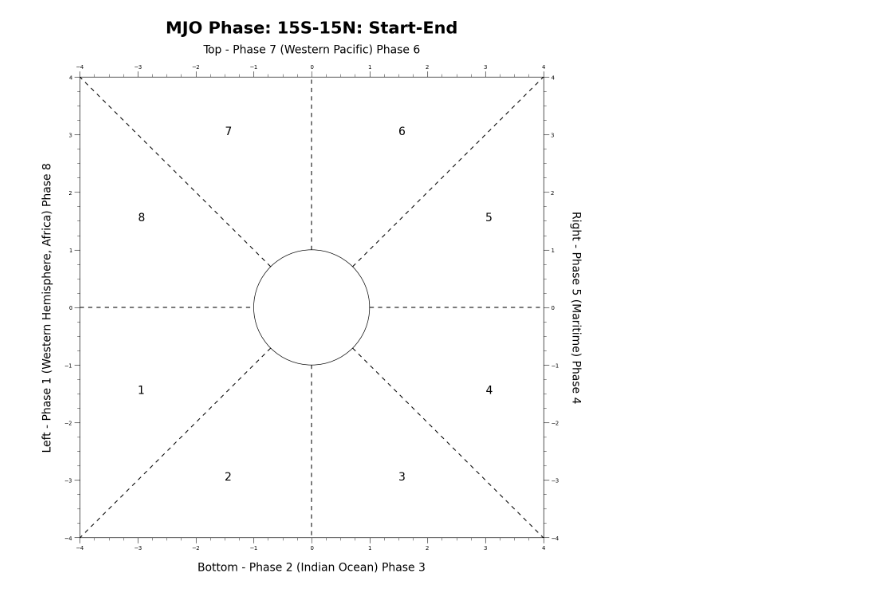
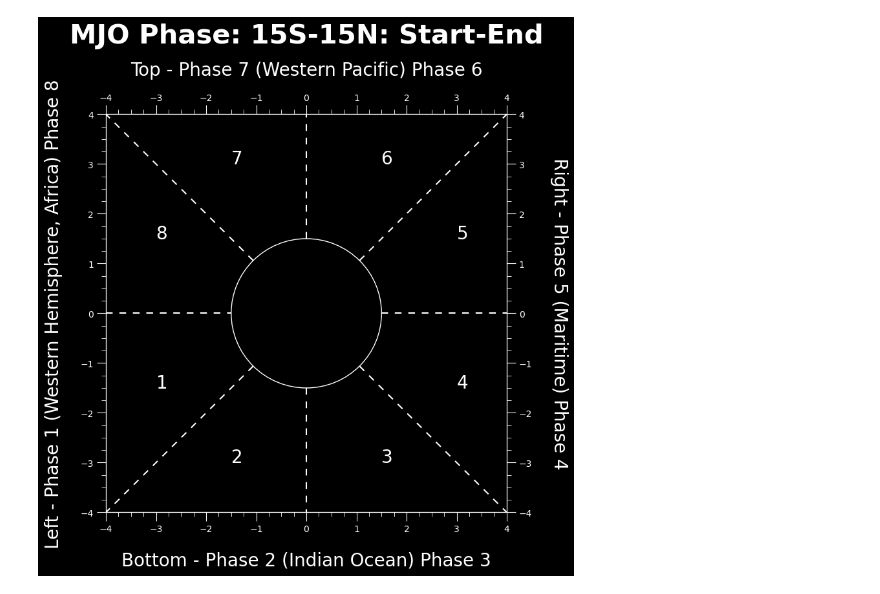
Before and after one commit to cyschneck/geocat-research, a Jupyter notebook: mjo/mjo_phase_background.ipynb, the cells around one changed output. Drawn from its saved outputs; the diff is of its cells as text; code cells hidden in the pictures.

Commit message:
dynamic sized radius

```diff
--- a/mjo/mjo_phase_background.ipynb
+++ b/mjo/mjo_phase_background.ipynb
@@ -21,7 +15,7 @@ import matplotlib.ticker as ticker # force integar ticks on axis
 import matplotlib.lines as lines # add phase division lines
 import numpy as np
 
-def mjo_basemap(is_darkmode=False, start_date="Start", end_date="End"):
+def mjo_phase_background(is_darkmode=False, start_date="Start", end_date="End", radius=1):
     if is_darkmode:
         plt.style.use("dark_background") # dark mode for testing
         color_dm = "white"
@@ -29,7 +23,7 @@ def mjo_basemap(is_darkmode=False, start_date="Start", end_date="End"):
         plt.style.use("default")
         color_dm = "black"
 
-    fig = plt.figure(figsize=(15, 15))
+    fig = plt.figure(figsize=(8, 8))
     ax = fig.add_subplot(111)
 
     # set x and y axis labels
@@ -47,41 +41,41 @@ def mjo_basemap(is_darkmode=False, start_date="Start", end_date="End"):
     ax3.set_xlabel("Top - Phase 7 (Western Pacific) Phase 6", fontsize=20, labelpad=20)
 
     # add amplitude circle
-    amplitude_circle = plt.Circle((0, 0), 1, color=color_dm, fill=False)
+    amplitude_circle = plt.Circle((0, 0), radius, color=color_dm, fill=False)
     ax.add_patch(amplitude_circle)
 
     # add phase diagram lines
     ## Phase 1-8
-    phase_line = lines.Line2D([-4, -1],
+    phase_line = lines.Line2D([-4, -radius],
                                [0, 0],
                                c=color_dm,
                                linestyle="--",
                                dashes=(5, 5))
     ax.add_line(phase_line)
     ## Phase 1-2
-    phase_line = lines.Line2D([np.cos(3 * np.pi / 4), -4],
-                               [np.sin(7 * np.pi / 4), -4],
+    phase_line = lines.Line2D([-radius/np.sqrt(2), -4],
+                               [-radius/np.sqrt(2), -4],
                                c=color_dm,
                                linestyle="--",
                                dashes=(5, 5))
     ax.add_line(phase_line)
     ## Phase 2-3
     phase_line = lines.Line2D([0, 0],
-                               [-1, -4],
+                               [-radius, -4],
                                c=color_dm,
                                linestyle="--",
                                dashes=(5, 5))
 
     ax.add_line(phase_line)
     ## Phase 3-4
-    phase_line = lines.Line2D([np.cos(np.pi / 4), 4],
-                               [np.sin(7 * np.pi / 4), -4],
+    phase_line = lines.Line2D([radius/np.sqrt(2), 4],
+                               [-radius/np.sqrt(2), -4],
                                c=color_dm,
                                linestyle="--",
                                dashes=(5, 5))
     ax.add_line(phase_line)
     ## Phase 4-5
-    phase_line = lines.Line2D([1, 4],
+    phase_line = lines.Line2D([radius, 4],
                                [0, 0],
                                c=color_dm,
                                linestyle="--",
@@ -89,22 +83,22 @@ def mjo_basemap(is_darkmode=False, start_date="Start", end_date="End"):
 
     ax.add_line(phase_line)
     ## Phase 5-6
-    phase_line = lines.Line2D([np.cos(np.pi / 4), 4],
-                               [np.sin(np.pi / 4), 4],
+    phase_line = lines.Line2D([radius/np.sqrt(2), 4],
+                               [radius/np.sqrt(2), 4],
                                c=color_dm,
                                linestyle="--",
                                dashes=(5, 5))
     ax.add_line(phase_line)
     ## Phase 6-7
     phase_line = lines.Line2D([0, 0],
-                               [1, 4],
+                               [radius, 4],
                                c=color_dm,
                                linestyle="--",
                                dashes=(5, 5))
     ax.add_line(phase_line)
     ## Phase 7-8
-    phase_line = lines.Line2D([np.cos(3 * np.pi / 4), -4],
-                               [np.sin(np.pi / 4), 4],
+    phase_line = lines.Line2D([-radius/np.sqrt(2), -4],
+                               [radius/np.sqrt(2), 4],
                                c=color_dm,
                                linestyle="--",
                                dashes=(5, 5))
@@ -153,6 +147,6 @@ def mjo_basemap(is_darkmode=False, start_date="Start", end_date="End"):
 
     plt.show()
 # %%
-mjo_basemap(is_darkmode=False)
+mjo_phase_background(is_darkmode=True, radius=1.5)
 # %% [output]
-[figure, old version]
+[figure, new version]
```
Also changed, not shown: parts of 2 cells of this notebook.
